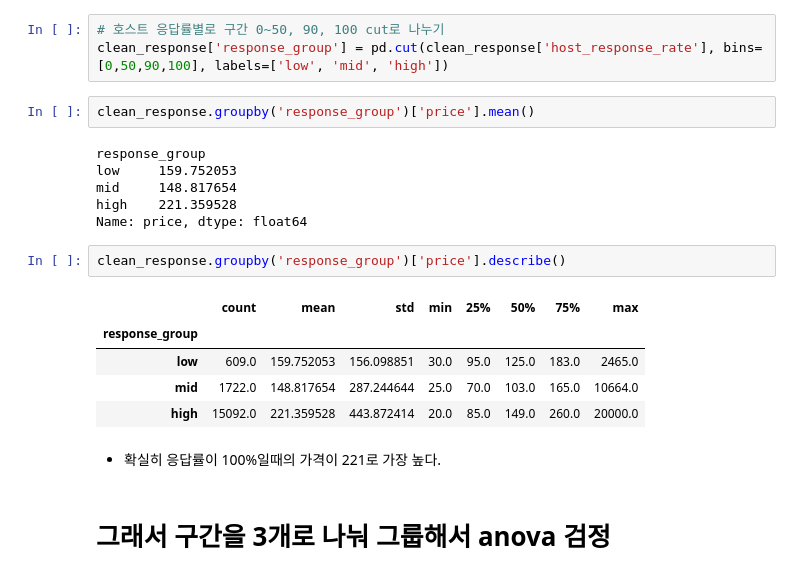
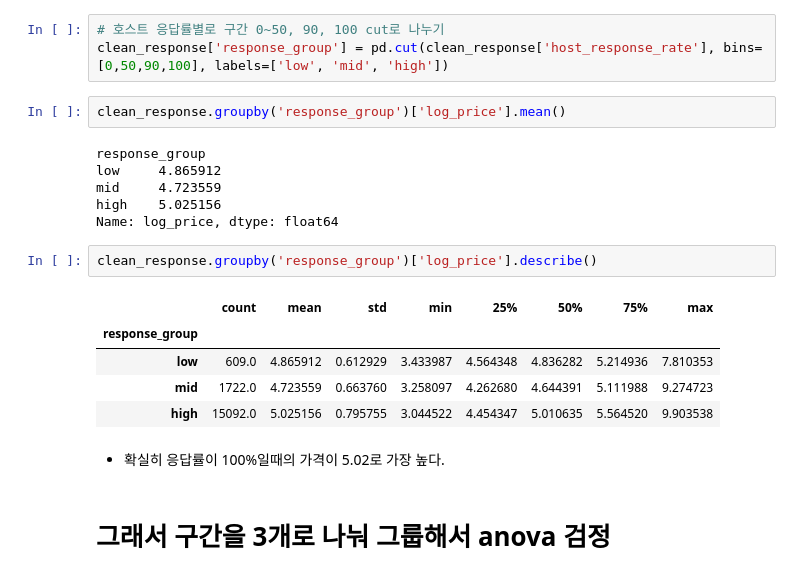
Before and after one commit to KyungminChang/data-analysis-project-BBB, a Jupyter notebook: 02_basic_statistics.ipynb, the cells around one changed output. Drawn from its saved outputs; the diff is of its cells as text.

```diff
--- a/02_basic_statistics.ipynb
+++ b/02_basic_statistics.ipynb
@@ -762,23 +762,23 @@ clean_response = clean[clean['host_response_rate'] >= 0]
 # 호스트 응답률별로 구간 0~50, 90, 100 cut로 나누기
 clean_response['response_group'] = pd.cut(clean_response['host_response_rate'], bins=[0,50,90,100], labels=['low', 'mid', 'high'])
 # %%
-clean_response.groupby('response_group')['price'].mean()
+clean_response.groupby('response_group')['log_price'].mean()
 # %% [output]
 response_group
-low     159.752053
-mid     148.817654
-high    221.359528
-Name: price, dtype: float64
+low     4.865912
+mid     4.723559
+high    5.025156
+Name: log_price, dtype: float64
 # %%
-clean_response.groupby('response_group')['price'].describe()
+clean_response.groupby('response_group')['log_price'].describe()
 # %% [output]
 |  | count | mean | std | min | 25% | 50% | 75% | max |
 | response_group |  |  |  |  |  |  |  |  |
-| low | 609.0 | 159.752053 | 156.098851 | 30.0 | 95.0 | 125.0 | 183.0 | 2465.0 |
-| mid | 1722.0 | 148.817654 | 287.244644 | 25.0 | 70.0 | 103.0 | 165.0 | 10664.0 |
-| high | 15092.0 | 221.359528 | 443.872414 | 20.0 | 85.0 | 149.0 | 260.0 | 20000.0 |
+| low | 609.0 | 4.865912 | 0.612929 | 3.433987 | 4.564348 | 4.836282 | 5.214936 | 7.810353 |
+| mid | 1722.0 | 4.723559 | 0.663760 | 3.258097 | 4.262680 | 4.644391 | 5.111988 | 9.274723 |
+| high | 15092.0 | 5.025156 | 0.795755 | 3.044522 | 4.454347 | 5.010635 | 5.564520 | 9.903538 |
 # %% [markdown]
-- 확실히 응답률이 100%일때의 가격이 221로 가장 높다.
+- 확실히 응답률이 100%일때의 가격이 5.02로 가장 높다.
 # %% [markdown]
 # 그래서 구간을 3개로 나눠 그룹해서 anova 검정
 # %% [markdown]
```
Also changed, not shown: parts of 7 cells of this notebook.
